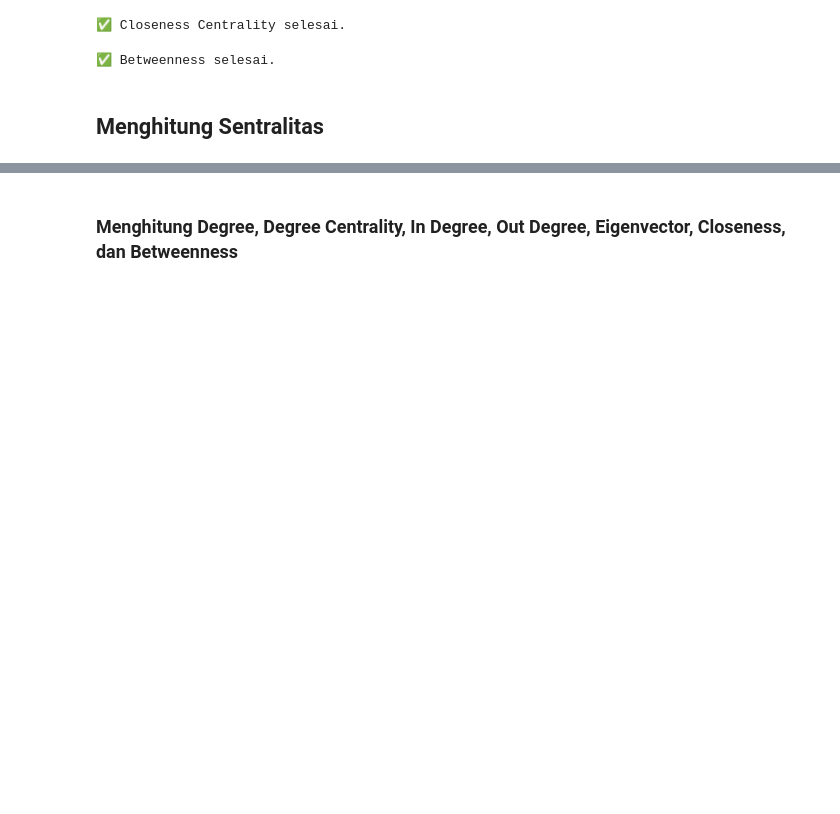
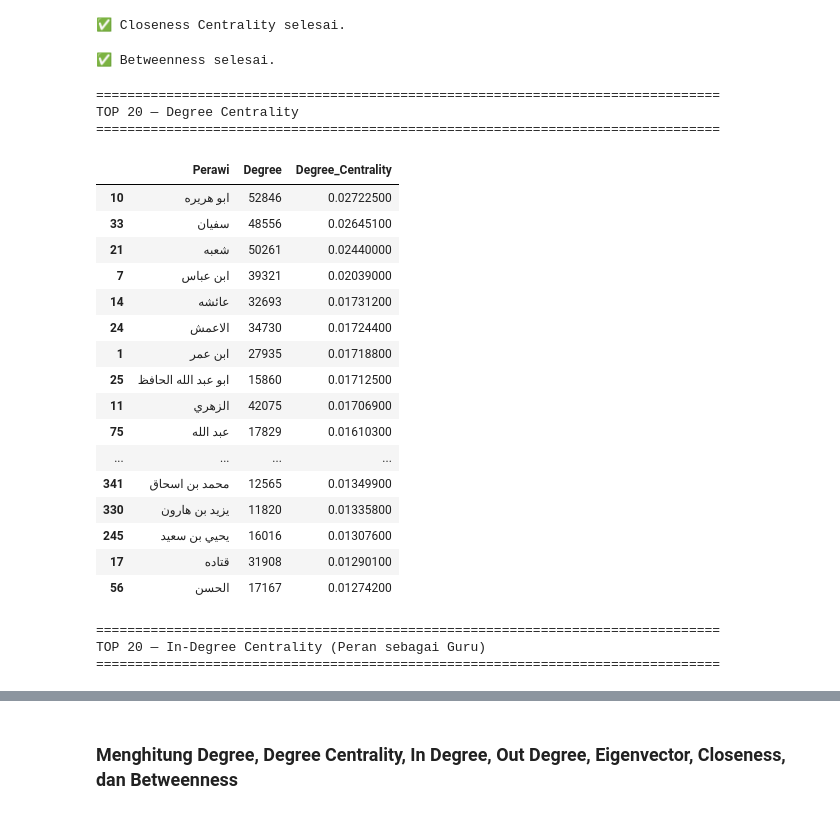
Before and after one commit to Nazrililham090805/sanad-hadith, a Jupyter notebook: src/NetworkX.ipynb, the cells around one changed output, grey strips where cells are left out. Drawn from its saved outputs; the diff is of its cells as text; code cells hidden in the pictures; blank space fills up the shorter version.

```diff
--- a/src/NetworkX.ipynb
+++ b/src/NetworkX.ipynb
@@ -90,7 +69,7 @@ print(df_subset)
 ### Bentuk graph
 # %%
 G = nx.from_pandas_edgelist(
-    df_subset,
+    df,
     source='Murid',
     target='Guru',
     edge_attr=['Weight', 'Inverse_Weight'],
@@ -218,5 +203,79 @@ bet_node = betweenness_centrality_with_progress(G, normalized=True, weight="Inve
 print("✅ Betweenness selesai.")
 # %% [output]
 ✅ Betweenness selesai.
-# %% [markdown]
-## Menghitung Sentralitas
+# %%
+# ==============================================
+# Tampilkan TOP 20 Perawi untuk setiap centrality
+# ==============================================
+import pandas as pd
+
+centrality_results = pd.DataFrame({
+    'Perawi': list(G.nodes()),
+    'Degree': [degree_dict.get(n, 0) for n in G.nodes()],
+    'Degree_Centrality': [deg.get(n, 0) for n in G.nodes()],
+    'In_Degree_Centrality': [in_deg.get(n, 0) for n in G.nodes()],
+    'Out_Degree_Centrality': [out_deg.get(n, 0) for n in G.nodes()],
+    'Eigenvector_Centrality': [globals().get('eigenvector_centrality', {}).get(n, 0) for n in G.nodes()],
+    'Closeness_Centrality': [globals().get('closeness', {}).get(n, 0) for n in G.nodes()],
+    'Betweenness_Centrality': [globals().get('bet_node', {}).get(n, 0) for n in G.nodes()],
+})
+
+# Bulatkan untuk tampilan
+centrality_results = centrality_results.round(6)
+
+print('\n' + '='*80)
+print('TOP 20 — Degree Centrality')
+print('='*80)
+display(centrality_results.nlargest(20, 'Degree_Centrality')[['Perawi', 'Degree', 'Degree_Centrality']])
+
+print('\n' + '='*80)
+print('TOP 20 — In-Degree Centrality (Peran sebagai Guru)')
+print('='*80)
+display(centrality_results.nlargest(20, 'In_Degree_Centrality')[['Perawi', 'In_Degree_Centrality']])
+
+print('\n' + '='*80)
+print('TOP 20 — Out-Degree Centrality (Peran sebagai Murid)')
+print('='*80)
+display(centrality_results.nlargest(20, 'Out_Degree_Centrality')[['Perawi', 'Out_Degree_Centrality']])
+
+print('\n' + '='*80)
+print('TOP 20 — Eigenvector Centrality')
+print('='*80)
+display(centrality_results.nlargest(20, 'Eigenvector_Centrality')[['Perawi', 'Eigenvector_Centrality']])
+
+print('\n' + '='*80)
+print('TOP 20 — Closeness Centrality')
+print('='*80)
+display(centrality_results.nlargest(20, 'Closeness_Centrality')[['Perawi', 'Closeness_Centrality']])
+
+print('\n' + '='*80)
+print('TOP 20 — Betweenness Centrality')
+print('='*80)
+display(centrality_results.nlargest(20, 'Betweenness_Centrality')[['Perawi', 'Betweenness_Centrality']])
+
+# Simpan jika ingin
+# centrality_results.to_csv('../data/processed/centrality_top20_notebook.csv', index=False, encoding='utf-8-sig')
+# %% [output]
+================================================================================
+TOP 20 — Degree Centrality
+================================================================================
+|  | Perawi | Degree | Degree_Centrality |
+| 10 | ابو هريره | 52846 | 0.02722500 |
+| 33 | سفيان | 48556 | 0.02645100 |
+| 21 | شعبه | 50261 | 0.02440000 |
+| 7 | ابن عباس | 39321 | 0.02039000 |
+| 14 | عائشه | 32693 | 0.01731200 |
+| 24 | الاعمش | 34730 | 0.01724400 |
+| 1 | ابن عمر | 27935 | 0.01718800 |
+| 25 | ابو عبد الله الحافظ | 15860 | 0.01712500 |
+| 11 | الزهري | 42075 | 0.01706900 |
+| 75 | عبد الله | 17829 | 0.01610300 |
+| ... | ... | ... | ... |
+| 341 | محمد بن اسحاق | 12565 | 0.01349900 |
+| 330 | يزيد بن هارون | 11820 | 0.01335800 |
+| 245 | يحيي بن سعيد | 16016 | 0.01307600 |
+| 17 | قتاده | 31908 | 0.01290100 |
+| 56 | الحسن | 17167 | 0.01274200 |
+================================================================================
+TOP 20 — In-Degree Centrality (Peran sebagai Guru)
+================================================================================
```
Also changed, not shown: parts of 10 cells of this notebook, 3 other files.
